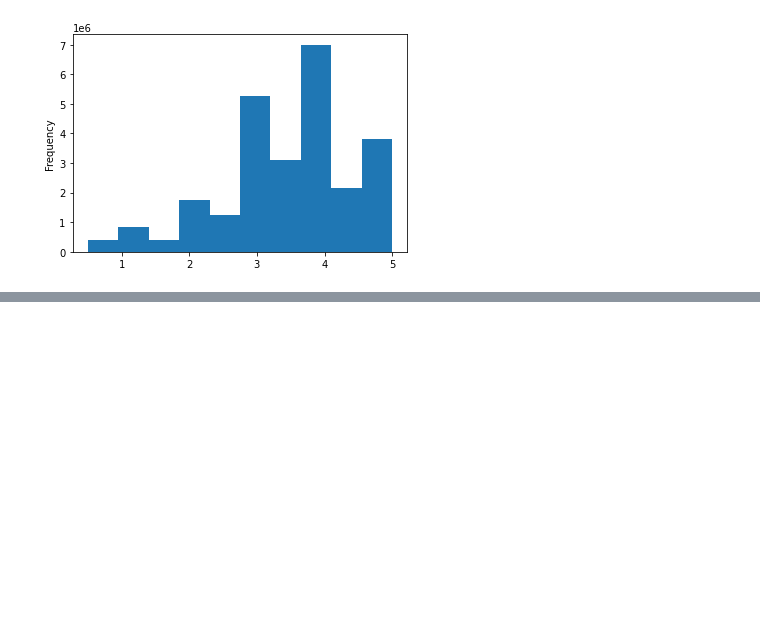
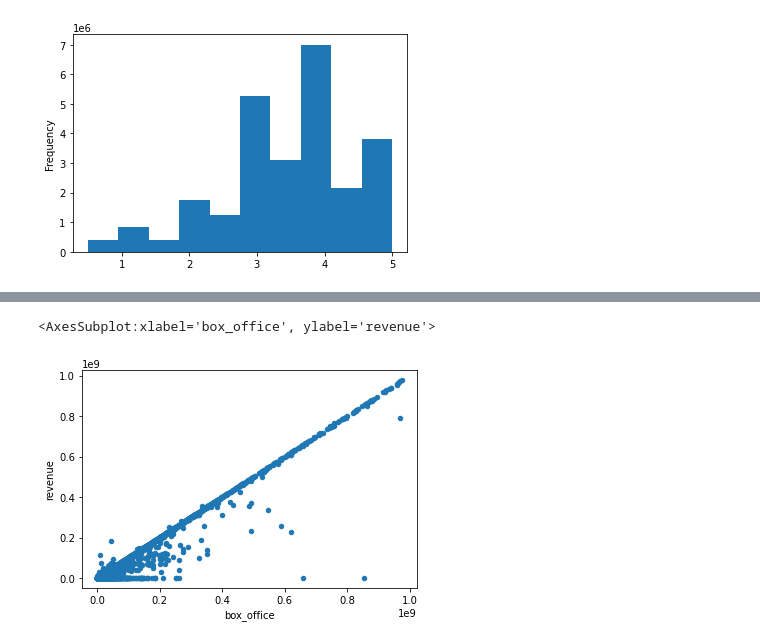
Before and after one commit to kevin-eapen/Movies-ETL, a Jupyter notebook: Movies-ETL.ipynb, the cells around one changed output, grey strips where cells are left out. Saved outputs shown, nothing was run; the diff lists cells and outputs as text; code cells hidden in the pictures; blank space fills up the shorter version.

```diff
--- a/Movies-ETL.ipynb
+++ b/Movies-ETL.ipynb
@@ -941,0 +1039,6 @@ Name: rating, dtype: float64
+# %%
+# Redo scatter looking at only everything less than 1 billion USD box_office/revenue
+movies_df.fillna(0)[movies_df['box_office'] < 10**9].plot(x='box_office', y='revenue', kind='scatter')
+# %% [output]
+<AxesSubplot:xlabel='box_office', ylabel='revenue'>
+[figure, added]
```
Also changed, not shown: parts of 28 cells of this notebook.
